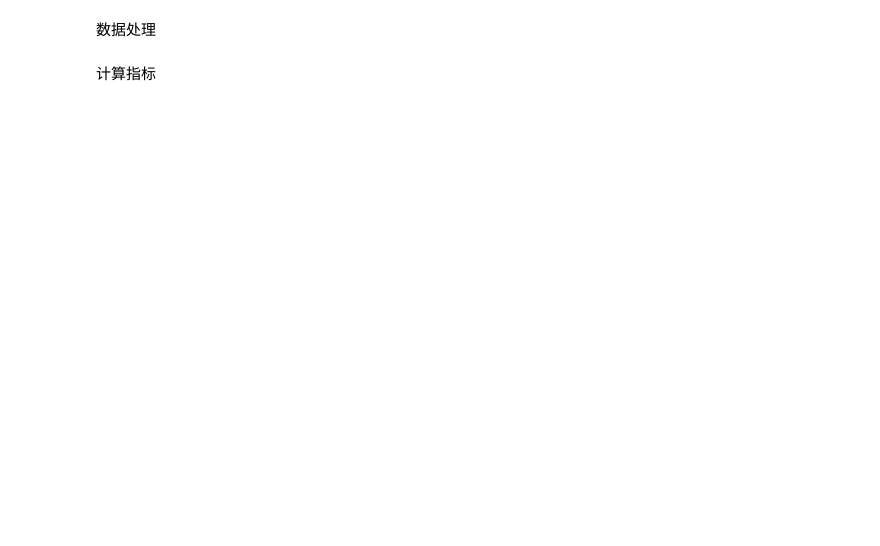
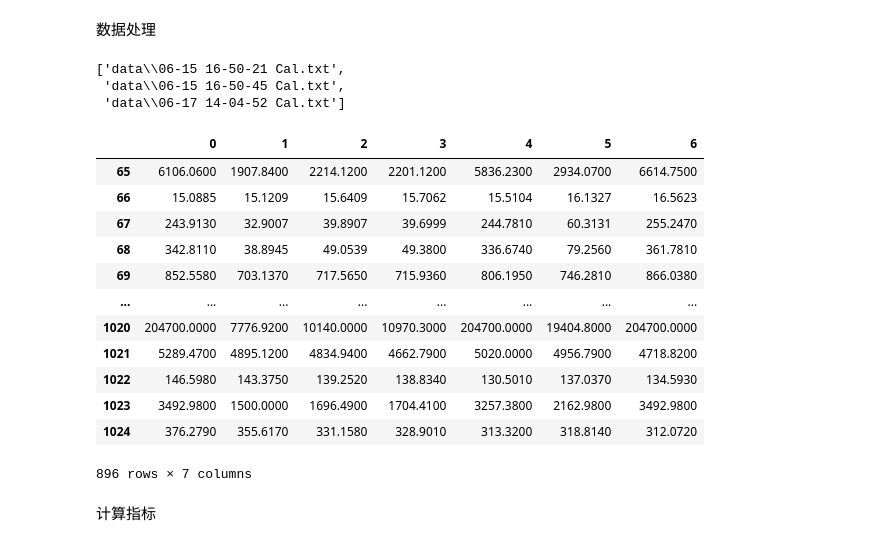
Before and after one commit to lomvix/microchip_data, a Jupyter notebook: data_process.ipynb, the cells around one changed output. Cells and saved outputs as stored; diff of their text form; code cells hidden in the pictures; blank space fills up the shorter version.

```diff
--- a/data_process.ipynb
+++ b/data_process.ipynb
@@ -360,3 +349,17 @@ for i,j in enumerate(filepaths):
 # %% [markdown]
 数据处理
+# %%
+def get_filepaths(dir):
+    filepaths = []
+    for filename in os.listdir(dir):
+        filepath = os.path.join(dir, filename)
+        if os.path.isfile(filepath):
+            filepaths.append(filepath)
+    return filepaths
+filtered_no=get_filepaths("data")
+filtered_no
+# %% [output]
+['data\\06-15 16-50-21 Cal.txt',
+ 'data\\06-15 16-50-45 Cal.txt',
+ 'data\\06-17 14-04-52 Cal.txt']
 # %%
@@ -367,3 +382,19 @@ data = data[data.sum(axis=1) != 0][1:]
+# %%
+data
+# %% [output]
+|  | 0 | 1 | 2 | 3 | 4 | 5 | 6 |
+| 65 | 6106.0600 | 1907.8400 | 2214.1200 | 2201.1200 | 5836.2300 | 2934.0700 | 6614.7500 |
+| 66 | 15.0885 | 15.1209 | 15.6409 | 15.7062 | 15.5104 | 16.1327 | 16.5623 |
+| 67 | 243.9130 | 32.9007 | 39.8907 | 39.6999 | 244.7810 | 60.3131 | 255.2470 |
+| 68 | 342.8110 | 38.8945 | 49.0539 | 49.3800 | 336.6740 | 79.2560 | 361.7810 |
+| 69 | 852.5580 | 703.1370 | 717.5650 | 715.9360 | 806.1950 | 746.2810 | 866.0380 |
+| ... | ... | ... | ... | ... | ... | ... | ... |
+| 1020 | 204700.0000 | 7776.9200 | 10140.0000 | 10970.3000 | 204700.0000 | 19404.8000 | 204700.0000 |
+| 1021 | 5289.4700 | 4895.1200 | 4834.9400 | 4662.7900 | 5020.0000 | 4956.7900 | 4718.8200 |
+| 1022 | 146.5980 | 143.3750 | 139.2520 | 138.8340 | 130.5010 | 137.0370 | 134.5930 |
+| 1023 | 3492.9800 | 1500.0000 | 1696.4900 | 1704.4100 | 3257.3800 | 2162.9800 | 3492.9800 |
+| 1024 | 376.2790 | 355.6170 | 331.1580 | 328.9010 | 313.3200 | 318.8140 | 312.0720 |
+896 rows × 7 columns
 # %% [markdown]
 计算指标
 # %%
```
Also changed, not shown: parts of 14 cells of this notebook, 1 other file.
